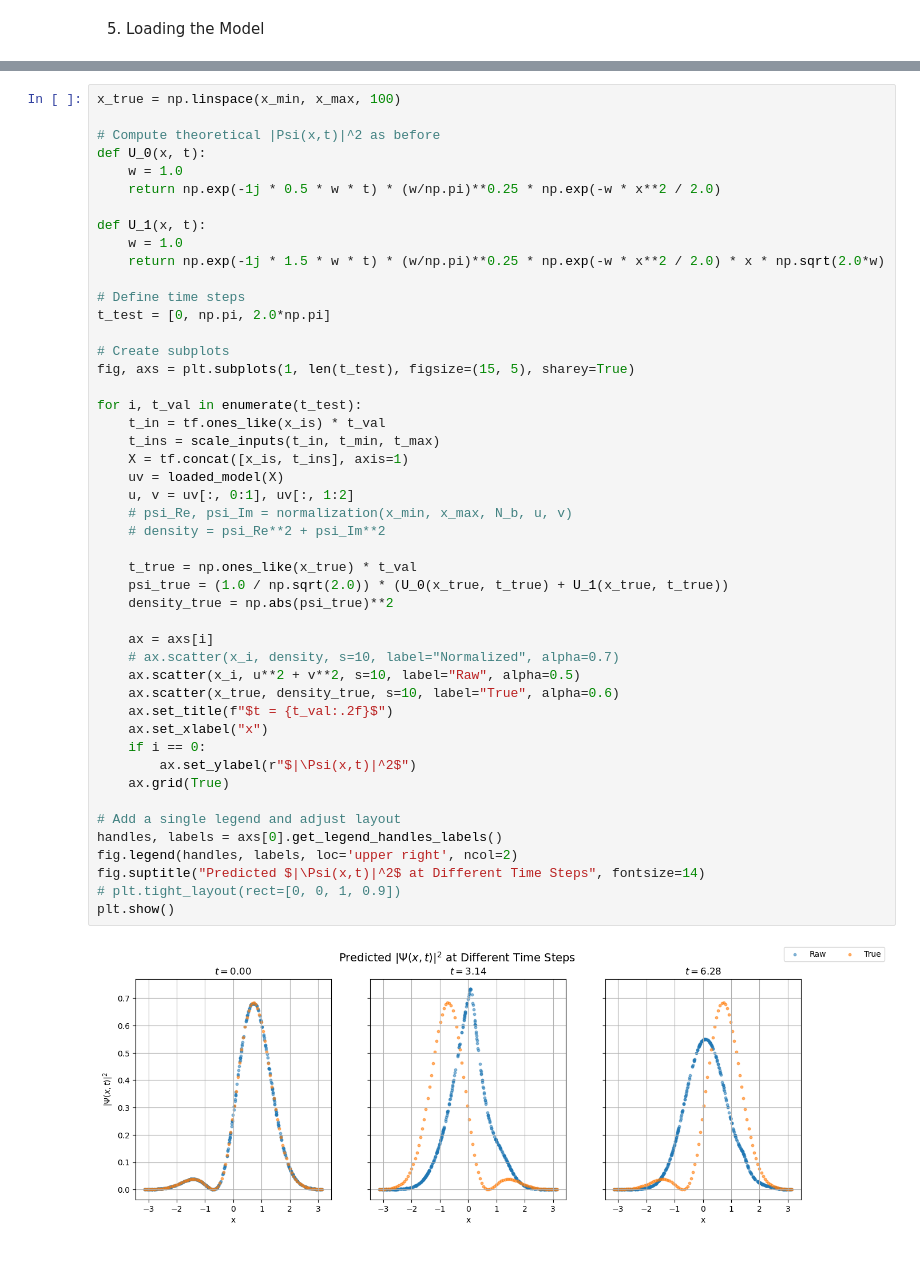
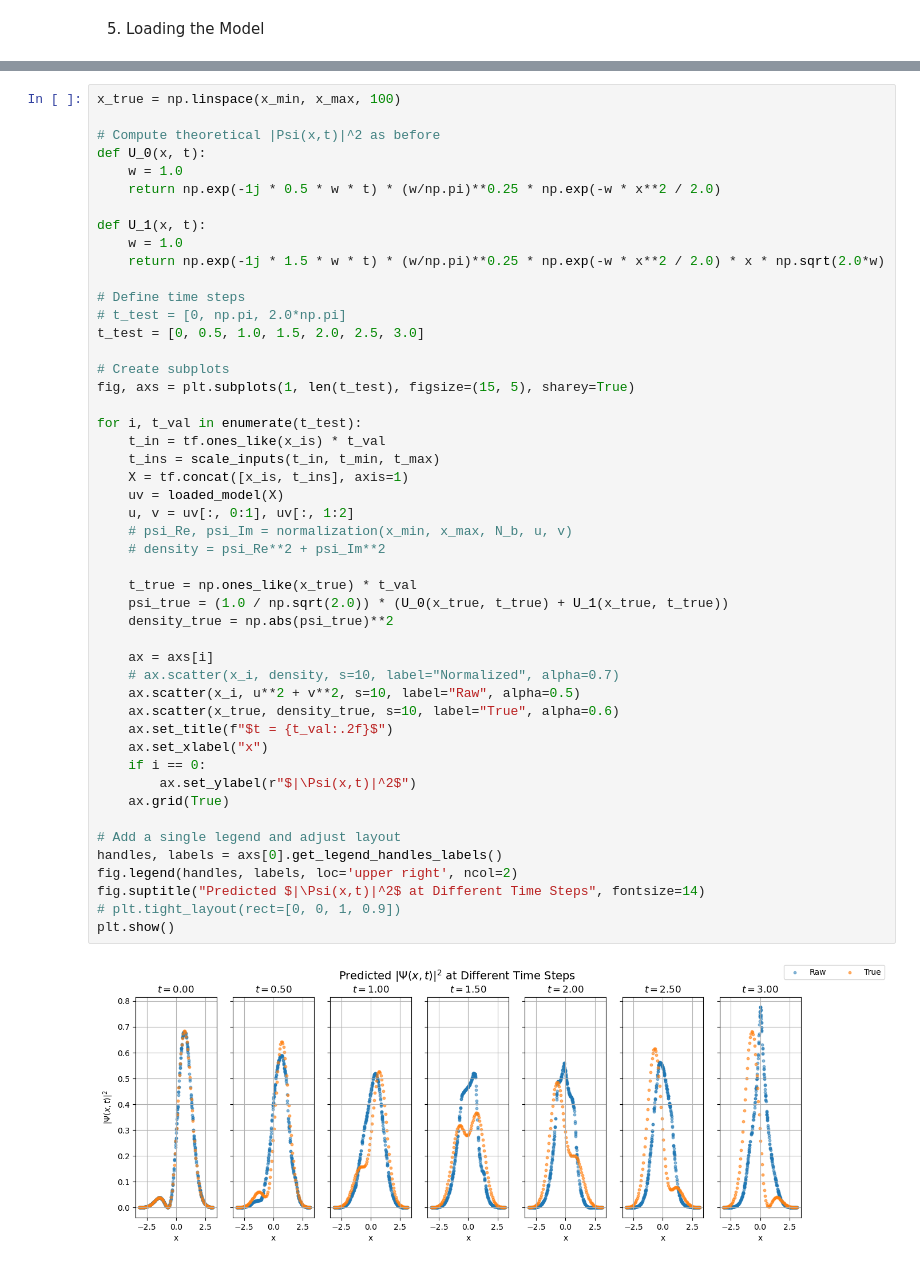
Before and after one commit to mrdchua/PINN-TDSE, a Jupyter notebook: TDSE-PHYS299/pinn-tdse-w1.ipynb, the cells around one changed output, grey strips where cells are left out. Cells and saved outputs as stored; diff of their text form.

```diff
--- a/TDSE-PHYS299/pinn-tdse-w1.ipynb
+++ b/TDSE-PHYS299/pinn-tdse-w1.ipynb
@@ -766,7 +768,8 @@ def U_1(x, t):
     return np.exp(-1j * 1.5 * w * t) * (w/np.pi)**0.25 * np.exp(-w * x**2 / 2.0) * x * np.sqrt(2.0*w)
 
 # Define time steps
-t_test = [0, np.pi, 2.0*np.pi]
+# t_test = [0, np.pi, 2.0*np.pi]
+t_test = [0, 0.5, 1.0, 1.5, 2.0, 2.5, 3.0]
 
 # Create subplots
 fig, axs = plt.subplots(1, len(t_test), figsize=(15, 5), sharey=True)
@@ -774,31 +777,31 @@ fig, axs = plt.subplots(1, len(t_test), figsize=(15, 5), sharey=True)
 for i, t_val in enumerate(t_test):
     t_in = tf.ones_like(x_is) * t_val
     t_ins = scale_inputs(t_in, t_min, t_max)
     X = tf.concat([x_is, t_ins], axis=1)
     uv = loaded_model(X)
     u, v = uv[:, 0:1], uv[:, 1:2]
     # psi_Re, psi_Im = normalization(x_min, x_max, N_b, u, v)
     # density = psi_Re**2 + psi_Im**2
 
     t_true = np.ones_like(x_true) * t_val
     psi_true = (1.0 / np.sqrt(2.0)) * (U_0(x_true, t_true) + U_1(x_true, t_true))
     density_true = np.abs(psi_true)**2
 
     ax = axs[i]
     # ax.scatter(x_i, density, s=10, label="Normalized", alpha=0.7)
     ax.scatter(x_i, u**2 + v**2, s=10, label="Raw", alpha=0.5)
     ax.scatter(x_true, density_true, s=10, label="True", alpha=0.6)
     ax.set_title(f"$t = {t_val:.2f}$")
     ax.set_xlabel("x")
     if i == 0:
         ax.set_ylabel(r"$|\Psi(x,t)|^2$")
     ax.grid(True)
 
 # Add a single legend and adjust layout
 handles, labels = axs[0].get_legend_handles_labels()
 fig.legend(handles, labels, loc='upper right', ncol=2)
 fig.suptitle("Predicted $|\Psi(x,t)|^2$ at Different Time Steps", fontsize=14)
 # plt.tight_layout(rect=[0, 0, 1, 0.9])
 plt.show()
 # %% [output]
-[figure, old version]
+[figure, new version]
```
Also changed, not shown: parts of 1 cell of this notebook.
